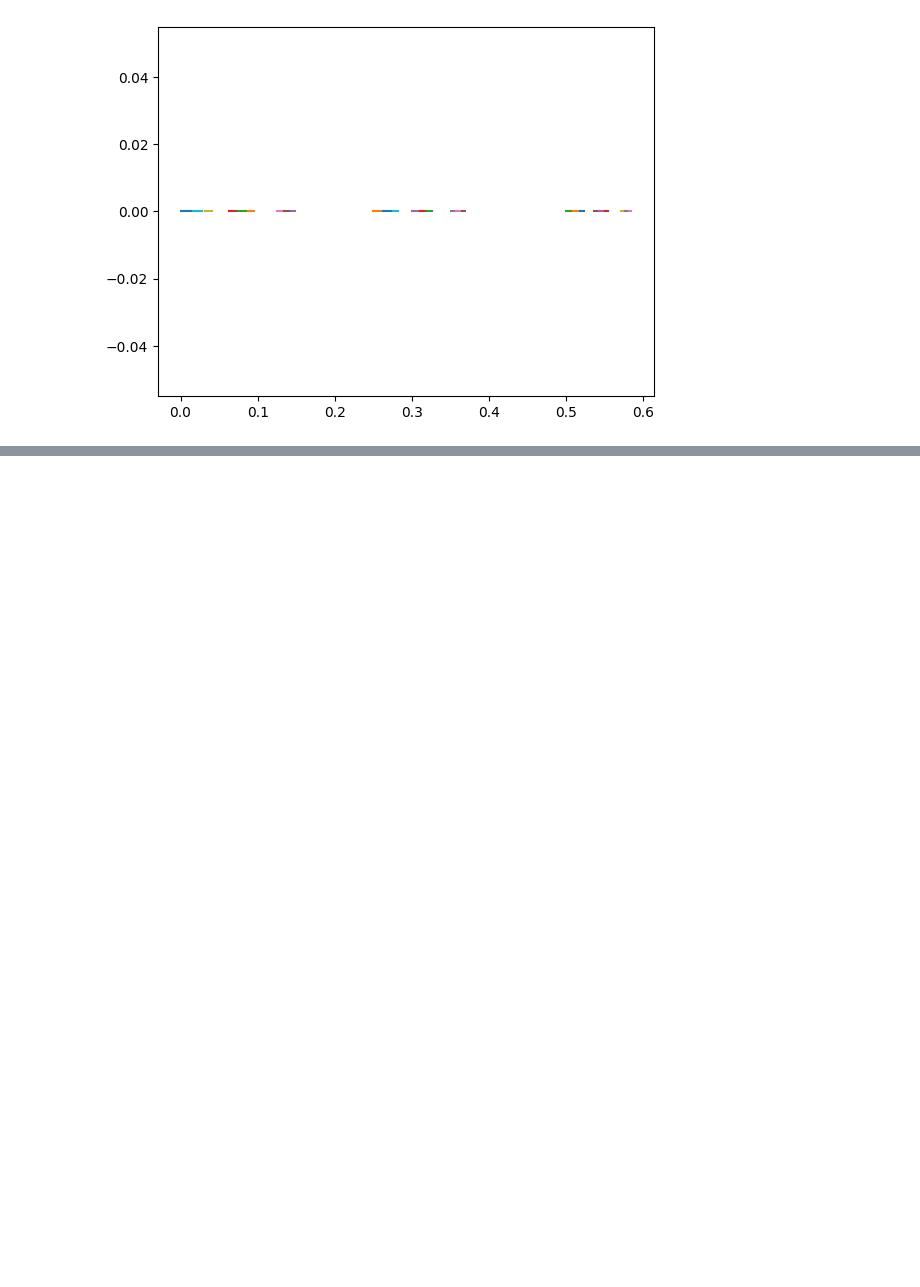
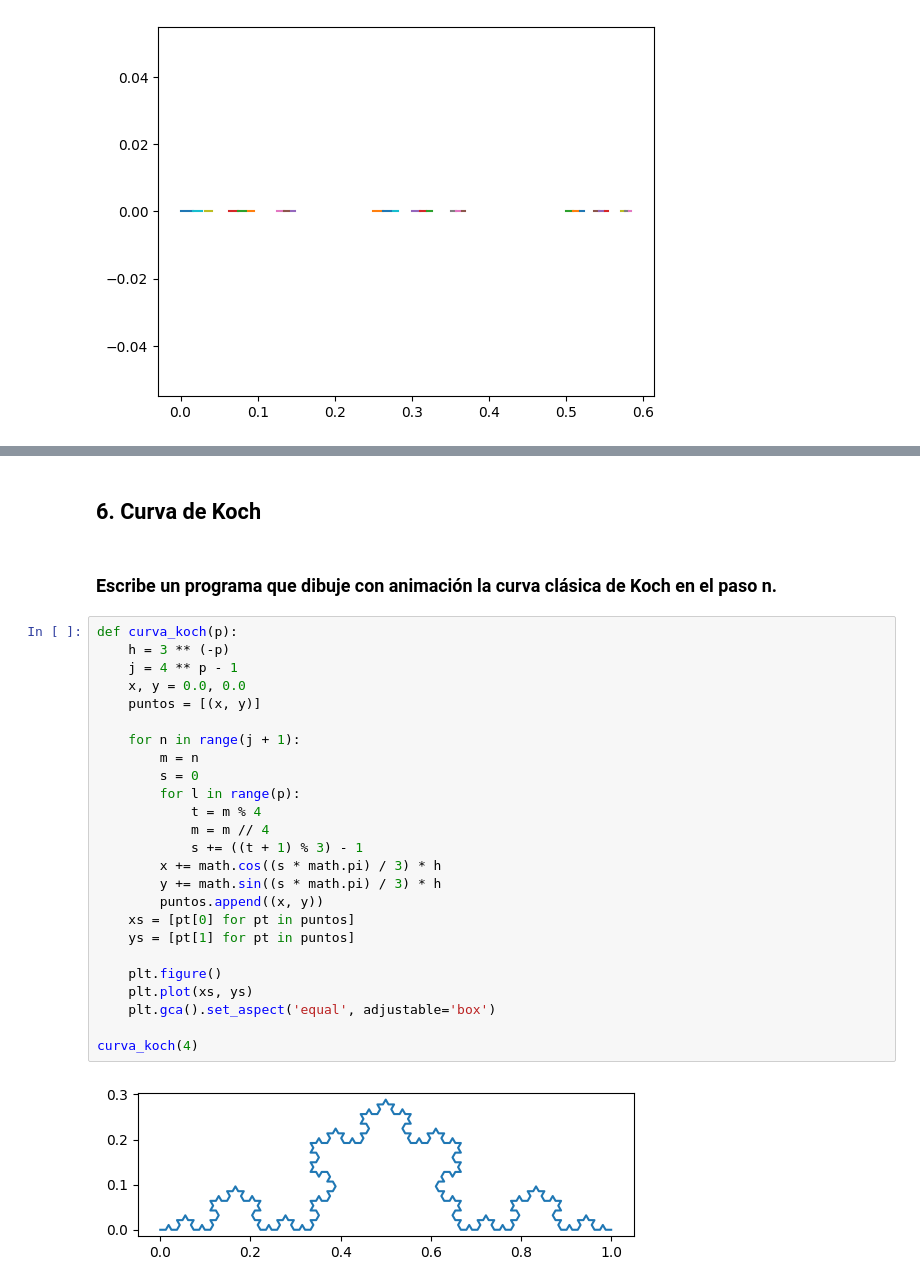
Before and after one commit to MiluEnAlmibar/Fractales, a Jupyter notebook: python/practica1.ipynb, the cells around one changed output, grey strips where cells are left out. Drawn from its saved outputs; the diff is of its cells as text; blank space fills up the shorter version.

```diff
--- a/python/practica1.ipynb
+++ b/python/practica1.ipynb
@@ -151,0 +253,31 @@ cantor_general(3, lista_semejanzas)
+# %% [markdown]
+## 6. Curva de Koch
+# %% [markdown]
+###  Escribe un programa que dibuje con animación la curva clásica de Koch en el paso n.
+# %%
+def curva_koch(p):
+    h = 3 ** (-p)
+    j = 4 ** p - 1
+    x, y = 0.0, 0.0
+    puntos = [(x, y)]
+
+    for n in range(j + 1):
+        m = n
+        s = 0
+        for l in range(p):
+            t = m % 4
+            m = m // 4
+            s += ((t + 1) % 3) - 1
+        x += math.cos((s * math.pi) / 3) * h
+        y += math.sin((s * math.pi) / 3) * h
+        puntos.append((x, y))
+    xs = [pt[0] for pt in puntos]
+    ys = [pt[1] for pt in puntos]
+
+    plt.figure()
+    plt.plot(xs, ys)
+    plt.gca().set_aspect('equal', adjustable='box')
+
+curva_koch(4)
+# %% [output]
+[figure, added]
```
Also changed, not shown: parts of 13 cells of this notebook, 4 other files.
